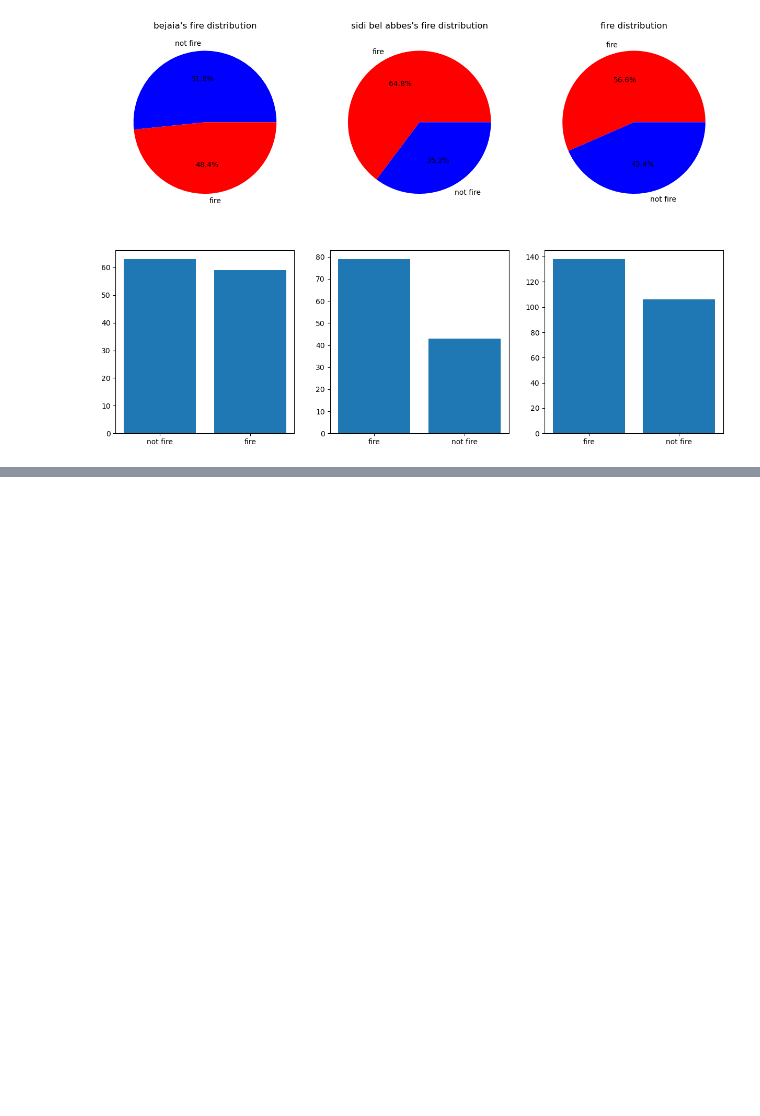
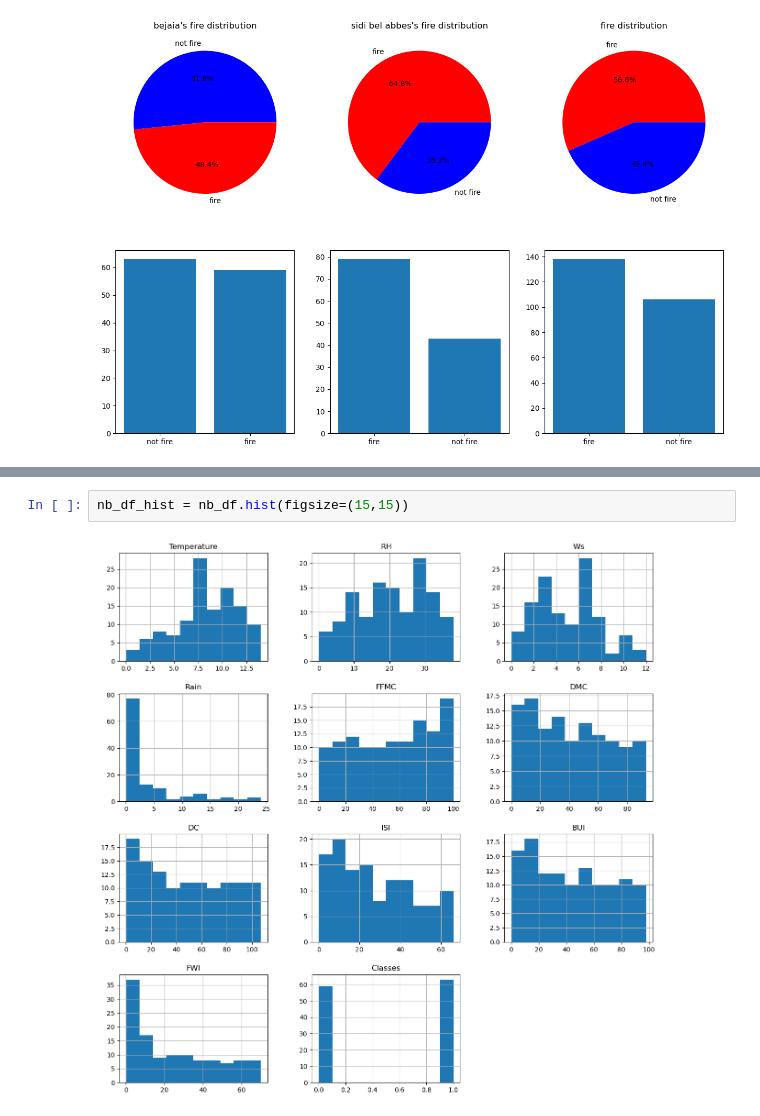
Before and after one commit to MoncefDj/AI-DS-Masters, a Jupyter notebook: 1st semester/Data exploration and visualization/Exploratory Data Analysis and Visualization Showcase.ipynb, the cells around one changed output, grey strips where cells are left out. Saved outputs shown, nothing was run; the diff lists cells and outputs as text; blank space fills up the shorter version.

```diff
--- a/1st semester/Data exploration and visualization/Exploratory Data Analysis and Visualization Showcase.ipynb
+++ b/1st semester/Data exploration and visualization/Exploratory Data Analysis and Visualization Showcase.ipynb
@@ -220,2 +224,6 @@ df_hist = ndf.iloc[:,3:].hist(figsize=(15,15))
 # %% [output]
 [figure]
+# %%
+nb_df_hist = nb_df.hist(figsize=(15,15))
+# %% [output]
+[figure, added]
```
Also changed, not shown: parts of 27 cells of this notebook, 1 other file.
